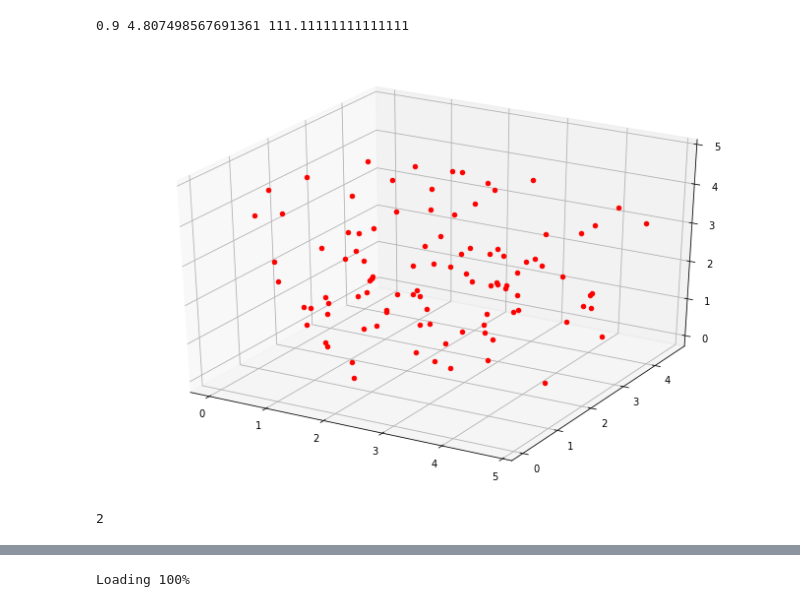
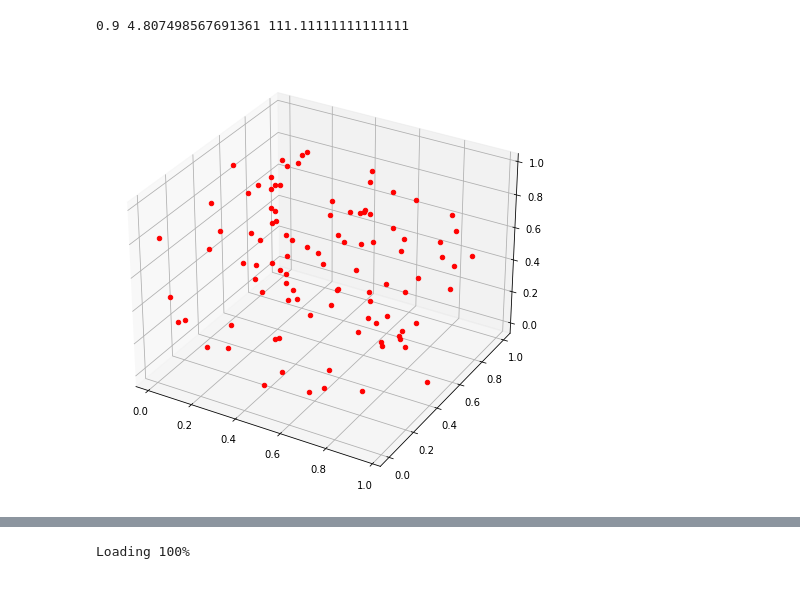
Before and after one commit to CarloGiorgio/Liquid-simulations, a Jupyter notebook: Liquids/Codes/lj_cell.ipynb, the cells around one changed output, grey strips where cells are left out. Drawn from its saved outputs; the diff is of its cells as text; code cells hidden in the pictures.

```diff
--- a/Liquids/Codes/lj_cell.ipynb
+++ b/Liquids/Codes/lj_cell.ipynb
@@ -28,16 +33,8 @@ def u(i,j,r_c=rc):
 # %%
-pos=[L*np.random.random(3) for i in range(N)]
+pos=[np.random.random(3) for i in range(N)]
 fig=plt.figure(figsize=(12,8))
 ax=fig.add_subplot(projection='3d')
 for x,y,z in pos:
     ax.scatter(x,y,z,'.',c='red')
 # %% [output]
-[figure, old version]
+[figure, new version]
-# %%
-# Cell list creation
-##division of the square in more squares
-nc=np.rint(L/rc).astype(int)
-lc=L/nc
-print(nc)
-# %% [output]
-2
```
Also changed, not shown: parts of 24 cells of this notebook.
